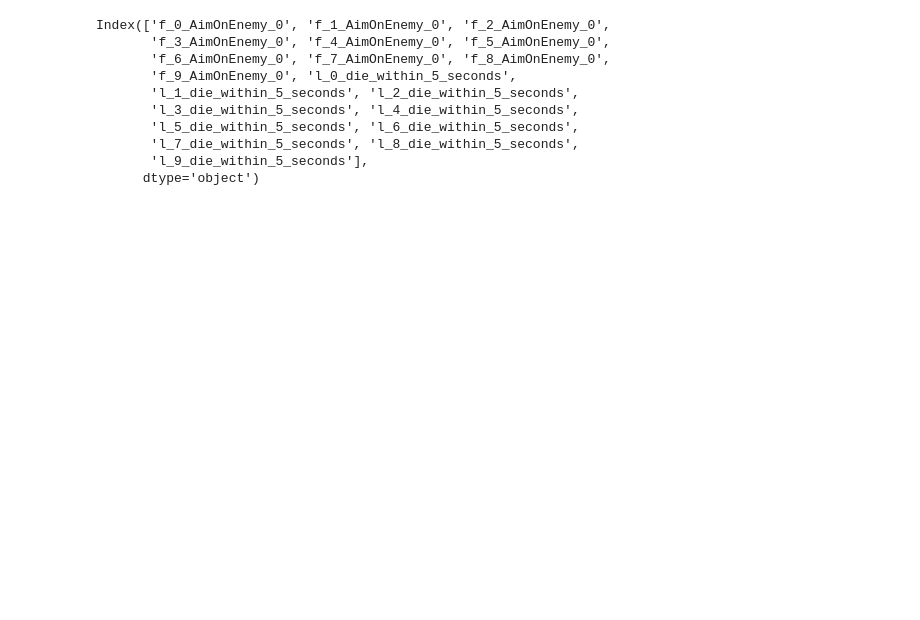
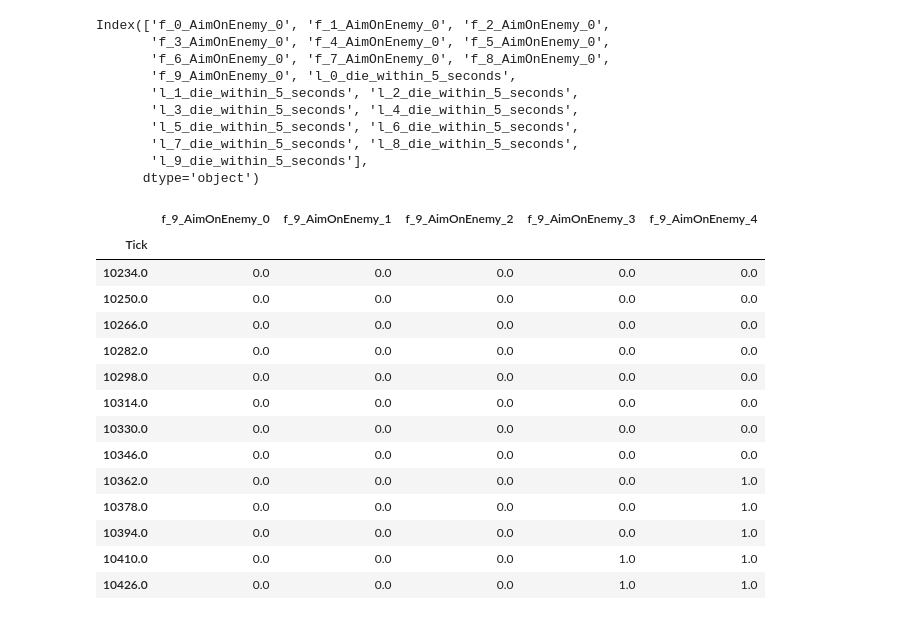
Before and after one commit to kroonhorstdino/csgo_encounter_prediction, a Jupyter notebook: testing/test_data_validity.ipynb, the cells around one changed output. Cells and saved outputs as stored; diff of their text form; code cells hidden in the pictures; blank space fills up the shorter version.

```diff
--- a/testing/test_data_validity.ipynb
+++ b/testing/test_data_validity.ipynb
@@ -61 +63,5 @@ print(csv_file)
+# %%
+tick = 10330.0
+player = 9
+target_player = 6
 # %%
@@ -63,7 +69,21 @@ prep.loc[tick-50:tick+50,data_loader.get_isAlive_column_names()]
 # %%
 all_aim_columns = [data_loader.get_feature_column_names(f'AimOnEnemy_{i}')[player] for i in range(5)]
-all_aim_columns.append(data_loader.get_isAlive_column_names()[player])
-print(all_aim_columns)
 #prep.isnull().values.any()
 #prep.loc[tick-100:tick+100,all_aim_columns]
-prep.loc[tick-500:tick+100,all_aim_columns]
+prep.loc[tick-100:tick+100,all_aim_columns]
+# %% [output]
+|  | f_9_AimOnEnemy_0 | f_9_AimOnEnemy_1 | f_9_AimOnEnemy_2 | f_9_AimOnEnemy_3 | f_9_AimOnEnemy_4 |
+| Tick |  |  |  |  |  |
+| 10234.0 | 0.0 | 0.0 | 0.0 | 0.0 | 0.0 |
+| 10250.0 | 0.0 | 0.0 | 0.0 | 0.0 | 0.0 |
+| 10266.0 | 0.0 | 0.0 | 0.0 | 0.0 | 0.0 |
+| 10282.0 | 0.0 | 0.0 | 0.0 | 0.0 | 0.0 |
+| 10298.0 | 0.0 | 0.0 | 0.0 | 0.0 | 0.0 |
+| 10314.0 | 0.0 | 0.0 | 0.0 | 0.0 | 0.0 |
+| 10330.0 | 0.0 | 0.0 | 0.0 | 0.0 | 0.0 |
+| 10346.0 | 0.0 | 0.0 | 0.0 | 0.0 | 0.0 |
+| 10362.0 | 0.0 | 0.0 | 0.0 | 0.0 | 1.0 |
+| 10378.0 | 0.0 | 0.0 | 0.0 | 0.0 | 1.0 |
+| 10394.0 | 0.0 | 0.0 | 0.0 | 0.0 | 1.0 |
+| 10410.0 | 0.0 | 0.0 | 0.0 | 1.0 | 1.0 |
+| 10426.0 | 0.0 | 0.0 | 0.0 | 1.0 | 1.0 |
```
Also changed, not shown: parts of 8 cells of this notebook, 4 other files.
